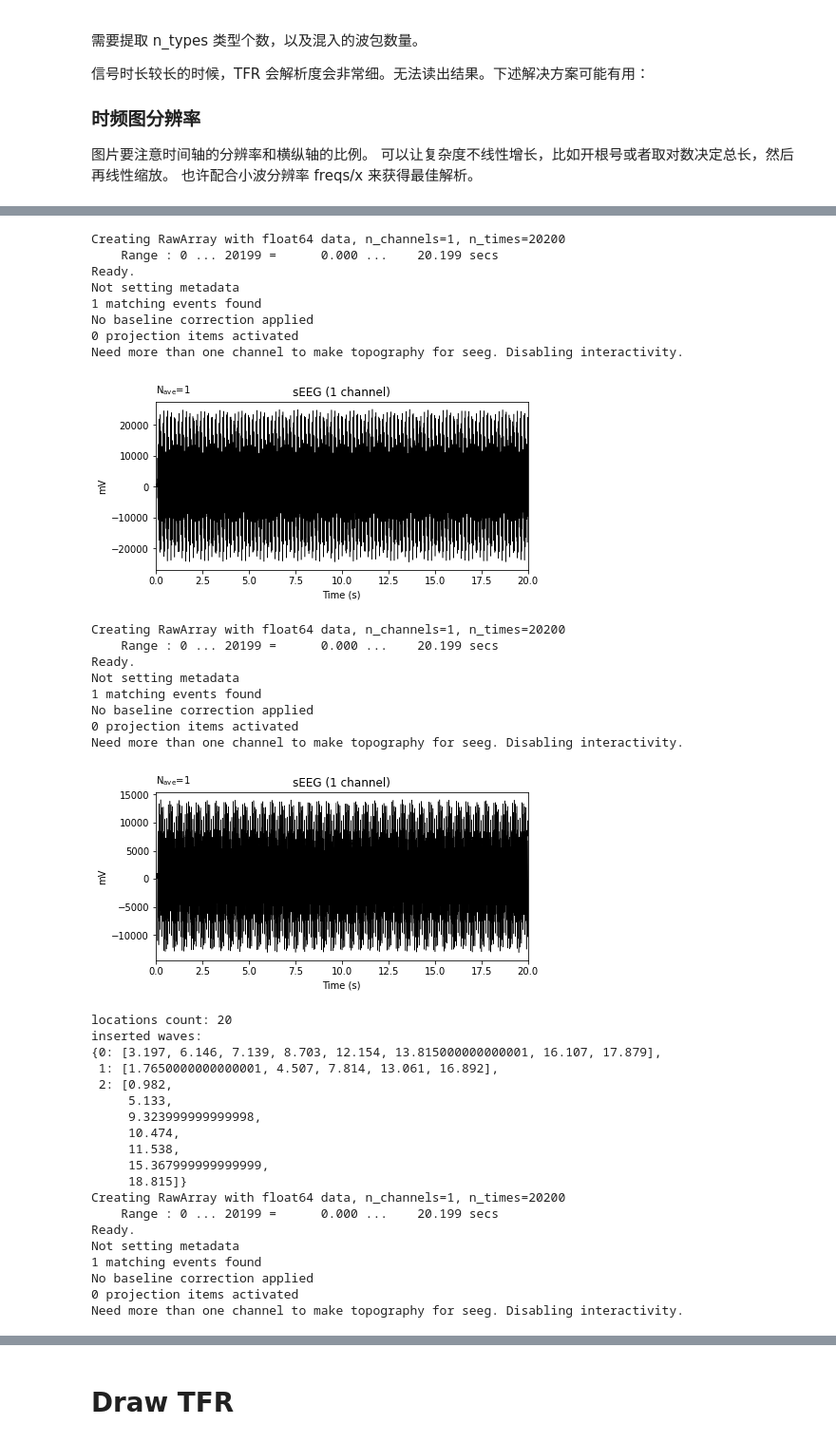
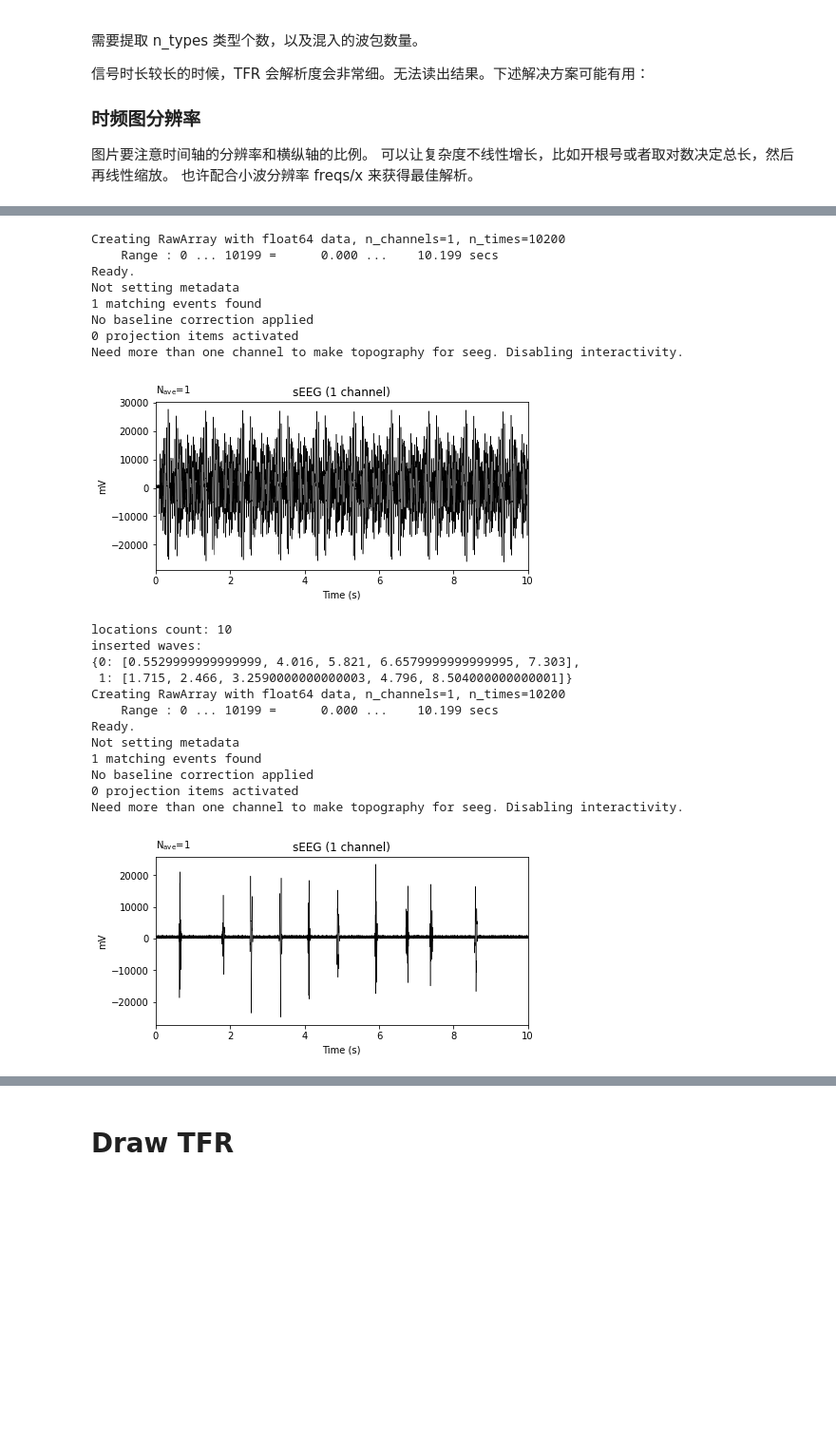
Before and after one commit to lhrkkk/LFP, a Jupyter notebook: all.ipynb, the cells around one changed output, grey strips where cells are left out. Shown at 95% size. Drawn from its saved outputs; the diff is of its cells as text; code cells hidden in the pictures; blank space fills up the shorter version.

```diff
--- a/all.ipynb
+++ b/all.ipynb
@@ -304,17 +304,18 @@ if DATA_SOURCE=='real':
 # ========== testing ===============
 ## 设定 Epoches 基本参数
 sfreq = 1000.0 #1s的采样点数目
-all_time = 20 #采样秒数
 ch_names = ['synthesized']
 ch_types = ['seeg']  # 设定信号类型，会改变单位值
 info = create_info(ch_names=ch_names, sfreq=sfreq, ch_types=ch_types)
 n_times = sfreq*all_time  # Just over 1 epochs 一个epochs的采样数目 10S
 n_epochs = 1 #epochs数目
 
-N_wave_types=3  # 波形种类
-N_sin_types=3   # 每个波形内部的 sin 个数
+all_time = 10 #采样秒数
+N_wave_types=2  # 波形种类
+N_sin_types=5   # 每个波形内部的 sin 个数
+n_wave_location = 10     # 插入波片段的数量
 
-n_wave_location = 20     # 插入波片段的数量
+
 max_time_len = 0.1 #插入信号最长的长度s
 min_time_len = 0.1 #插入信号最短长度
 intervel = 0.5
@@ -469,37 +470,22 @@ Need more than one channel to make topography for seeg. Disabling interactivity.
-Creating RawArray with float64 data, n_channels=1, n_times=20200
-    Range : 0 ... 20199 =      0.000 ...    20.199 secs
+Creating RawArray with float64 data, n_channels=1, n_times=10200
+    Range : 0 ... 10199 =      0.000 ...    10.199 secs
 Ready.
 Not setting metadata
 1 matching events found
 No baseline correction applied
 0 projection items activated
 Need more than one channel to make topography for seeg. Disabling interactivity.
-[figure, old version]
+[figure, new version]
-Creating RawArray with float64 data, n_channels=1, n_times=20200
-    Range : 0 ... 20199 =      0.000 ...    20.199 secs
+locations count: 10
+inserted waves:
+{0: [0.5529999999999999, 4.016, 5.821, 6.6579999999999995, 7.303],
+ 1: [1.715, 2.466, 3.2590000000000003, 4.796, 8.504000000000001]}
+Creating RawArray with float64 data, n_channels=1, n_times=10200
+    Range : 0 ... 10199 =      0.000 ...    10.199 secs
 Ready.
 Not setting metadata
 1 matching events found
 No baseline correction applied
 0 projection items activated
 Need more than one channel to make topography for seeg. Disabling interactivity.
-[figure, old version]
+[figure, new version]
-locations count: 20
-inserted waves:
-{0: [3.197, 6.146, 7.139, 8.703, 12.154, 13.815000000000001, 16.107, 17.879],
- 1: [1.7650000000000001, 4.507, 7.814, 13.061, 16.892],
- 2: [0.982,
-     5.133,
-     9.323999999999998,
-     10.474,
-     11.538,
-     15.367999999999999,
-     18.815]}
-Creating RawArray with float64 data, n_channels=1, n_times=20200
-    Range : 0 ... 20199 =      0.000 ...    20.199 secs
-Ready.
-Not setting metadata
-1 matching events found
-No baseline correction applied
-0 projection items activated
-Need more than one channel to make topography for seeg. Disabling interactivity.
```
Also changed, not shown: parts of 10 cells of this notebook.
